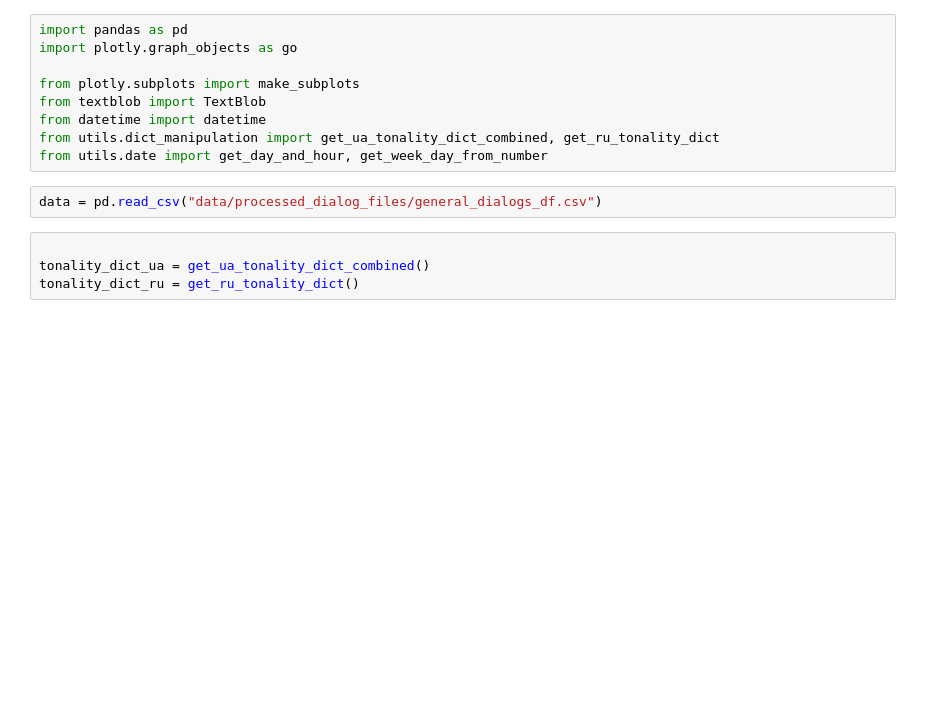
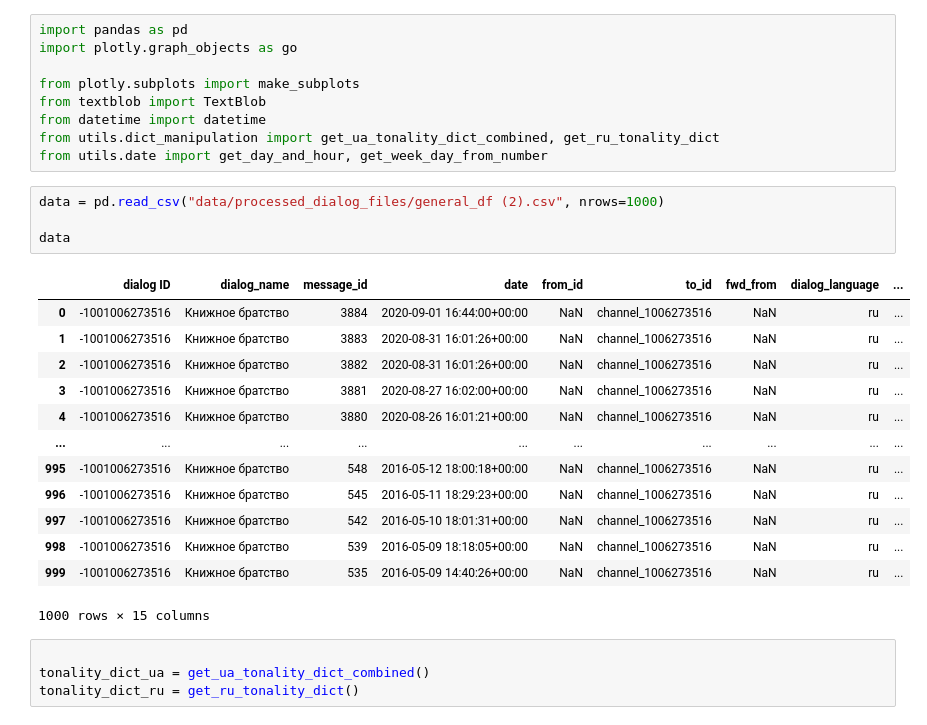
Before and after one commit to denysgerasymuk799/Dialogs-To-Value, a Jupyter notebook: 1_dialogs_sentiment_analysis.ipynb, the cells around one changed output. Cells and saved outputs as stored; diff of their text form; blank space fills up the shorter version.

Commit message:
sentiment analysis now works with telegram channels

```diff
--- a/1_dialogs_sentiment_analysis.ipynb
+++ b/1_dialogs_sentiment_analysis.ipynb
@@ -8,7 +8,23 @@ from datetime import datetime
 from utils.dict_manipulation import get_ua_tonality_dict_combined, get_ru_tonality_dict
 from utils.date import get_day_and_hour, get_week_day_from_number
 # %%
-data = pd.read_csv("data/processed_dialog_files/general_dialogs_df.csv")
+data = pd.read_csv("data/processed_dialog_files/general_df (2).csv", nrows=1000)
+
+data
+# %% [output]
+|  | dialog ID | dialog_name | message_id | date | from_id | to_id | fwd_from | dialog_language | ... |
+| 0 | -1001006273516 | Книжное братство | 3884 | 2020-09-01 16:44:00+00:00 | NaN | channel_1006273516 | NaN | ru | ... |
+| 1 | -1001006273516 | Книжное братство | 3883 | 2020-08-31 16:01:26+00:00 | NaN | channel_1006273516 | NaN | ru | ... |
+| 2 | -1001006273516 | Книжное братство | 3882 | 2020-08-31 16:01:26+00:00 | NaN | channel_1006273516 | NaN | ru | ... |
+| 3 | -1001006273516 | Книжное братство | 3881 | 2020-08-27 16:02:00+00:00 | NaN | channel_1006273516 | NaN | ru | ... |
+| 4 | -1001006273516 | Книжное братство | 3880 | 2020-08-26 16:01:21+00:00 | NaN | channel_1006273516 | NaN | ru | ... |
+| ... | ... | ... | ... | ... | ... | ... | ... | ... | ... |
+| 995 | -1001006273516 | Книжное братство | 548 | 2016-05-12 18:00:18+00:00 | NaN | channel_1006273516 | NaN | ru | ... |
+| 996 | -1001006273516 | Книжное братство | 545 | 2016-05-11 18:29:23+00:00 | NaN | channel_1006273516 | NaN | ru | ... |
+| 997 | -1001006273516 | Книжное братство | 542 | 2016-05-10 18:01:31+00:00 | NaN | channel_1006273516 | NaN | ru | ... |
+| 998 | -1001006273516 | Книжное братство | 539 | 2016-05-09 18:18:05+00:00 | NaN | channel_1006273516 | NaN | ru | ... |
+| 999 | -1001006273516 | Книжное братство | 535 | 2016-05-09 14:40:26+00:00 | NaN | channel_1006273516 | NaN | ru | ... |
+1000 rows × 15 columns
 # %%
 
 tonality_dict_ua = get_ua_tonality_dict_combined()
```
Also changed, not shown: parts of 6 cells of this notebook.
